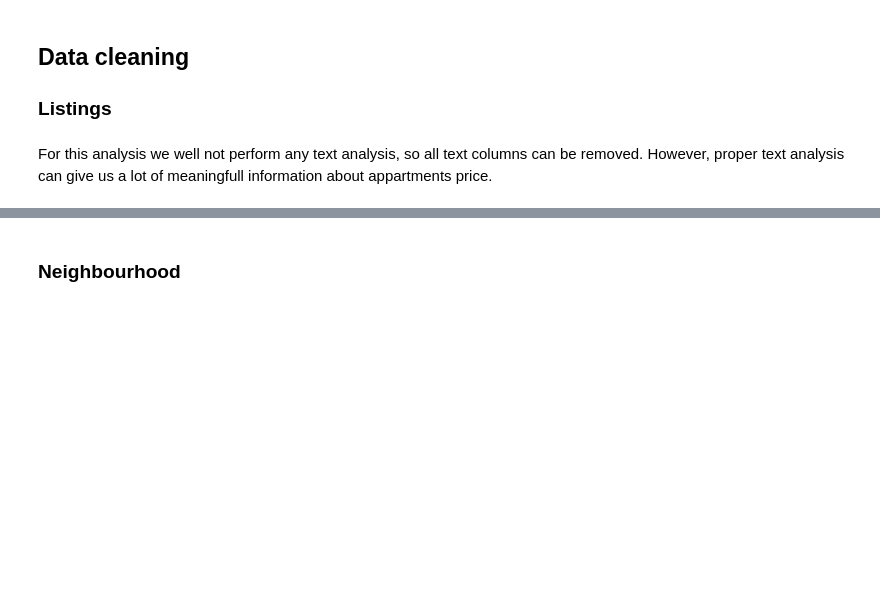
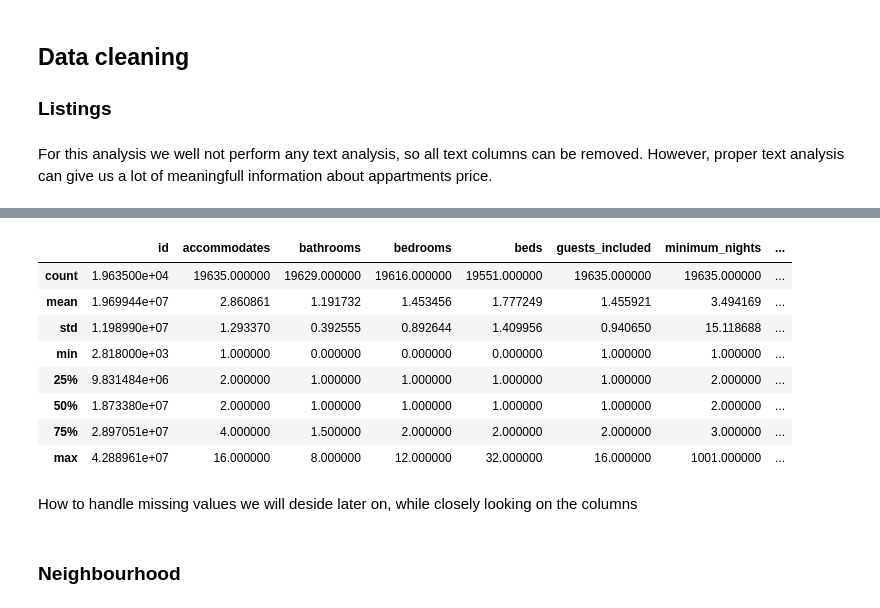
Before and after one commit to ekaraseva/Amsterdam_Airbnb_analysis, a Jupyter notebook: Amsterdam_airbnb_analysis.ipynb, the cells around one changed output, grey strips where cells are left out. Cells and saved outputs as stored; diff of their text form; code cells hidden in the pictures; blank space fills up the shorter version.

```diff
--- a/Amsterdam_airbnb_analysis.ipynb
+++ b/Amsterdam_airbnb_analysis.ipynb
@@ -244,3 +305,17 @@ listings_df[col_names]=listings_df[col_names].astype(float)
+# %%
+listings_df.describe()
+# %% [output]
+|  | id | accommodates | bathrooms | bedrooms | beds | guests_included | minimum_nights | ... |
+| count | 1.963500e+04 | 19635.000000 | 19629.000000 | 19616.000000 | 19551.000000 | 19635.000000 | 19635.000000 | ... |
+| mean | 1.969944e+07 | 2.860861 | 1.191732 | 1.453456 | 1.777249 | 1.455921 | 3.494169 | ... |
+| std | 1.198990e+07 | 1.293370 | 0.392555 | 0.892644 | 1.409956 | 0.940650 | 15.118688 | ... |
+| min | 2.818000e+03 | 1.000000 | 0.000000 | 0.000000 | 0.000000 | 1.000000 | 1.000000 | ... |
+| 25% | 9.831484e+06 | 2.000000 | 1.000000 | 1.000000 | 1.000000 | 1.000000 | 2.000000 | ... |
+| 50% | 1.873380e+07 | 2.000000 | 1.000000 | 1.000000 | 1.000000 | 1.000000 | 2.000000 | ... |
+| 75% | 2.897051e+07 | 4.000000 | 1.500000 | 2.000000 | 2.000000 | 2.000000 | 3.000000 | ... |
+| max | 4.288961e+07 | 16.000000 | 8.000000 | 12.000000 | 32.000000 | 16.000000 | 1001.000000 | ... |
+# %% [markdown]
+How to handle missing values we will deside later on, while closely looking on the columns
 # %% [markdown]
 ### Neighbourhood
 # %%
```
Also changed, not shown: parts of 30 cells of this notebook, 1 other file.
